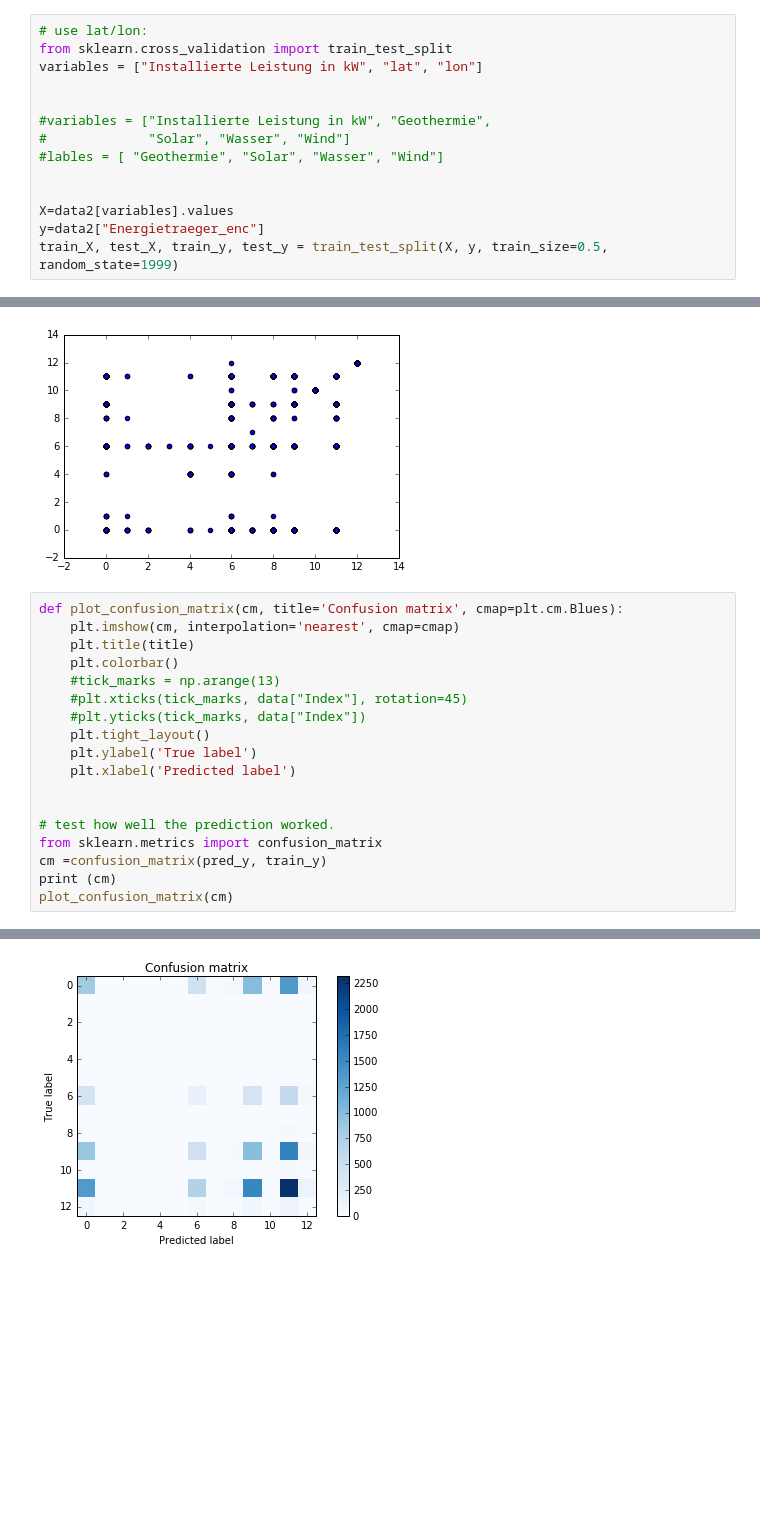
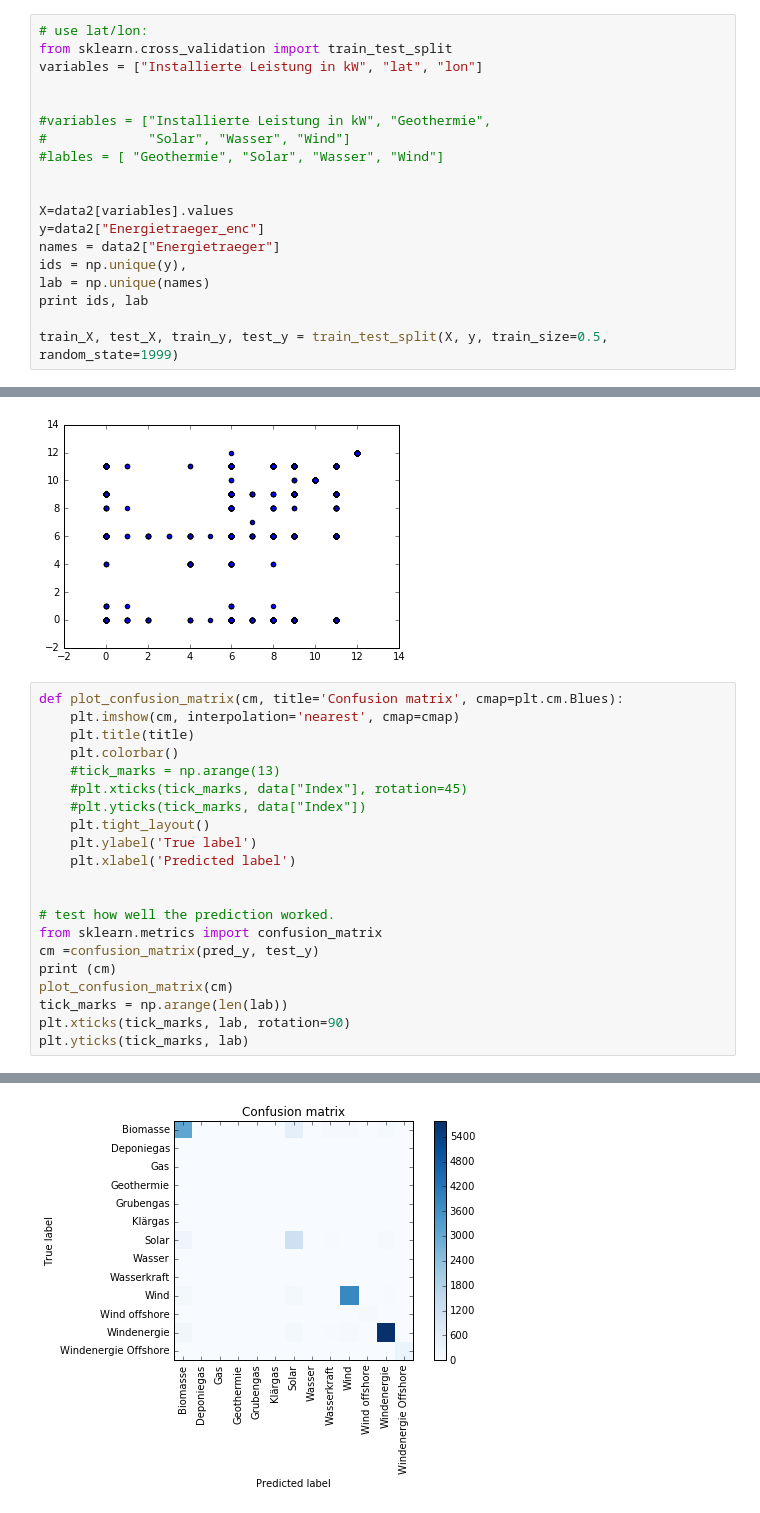
Before and after one commit to cortiana/DemoML, a Jupyter notebook: ml-demo02.ipynb, the cells around one changed output, grey strips where cells are left out. Drawn from its saved outputs; the diff is of its cells as text; blank space fills up the shorter version.

Commit message:
fix problem in conf. matrix, added labels, reduced dataset

```diff
--- a/ml-demo02.ipynb
+++ b/ml-demo02.ipynb
@@ -180,4 +178,9 @@ variables = ["Installierte Leistung in kW", "lat", "lon"]
 
 X=data2[variables].values
 y=data2["Energietraeger_enc"]
+names = data2["Energietraeger"]
+ids = np.unique(y),
+lab = np.unique(names)
+print ids, lab
+
 train_X, test_X, train_y, test_y = train_test_split(X, y, train_size=0.5, random_state=1999)
@@ -237,7 +244,10 @@ def plot_confusion_matrix(cm, title='Confusion matrix', cmap=plt.cm.Blues):
 
 # test how well the prediction worked.
 from sklearn.metrics import confusion_matrix
-cm =confusion_matrix(pred_y, train_y)
+cm =confusion_matrix(pred_y, test_y)
 print (cm)
 plot_confusion_matrix(cm)
+tick_marks = np.arange(len(lab))
+plt.xticks(tick_marks, lab, rotation=90)
+plt.yticks(tick_marks, lab)
 # %% [output]
@@ -257,4 +281,4 @@ plot_confusion_matrix(cm)
-[figure, old version]
+[figure, new version]
 # %%
 # Normalize the confusion matrix by row (i.e by the number of samples
 # in each class)
```
Also changed, not shown: parts of 9 cells of this notebook.
